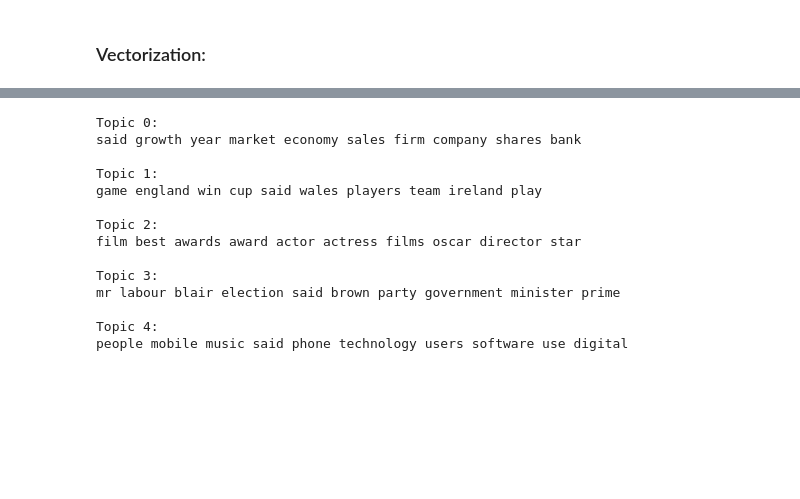
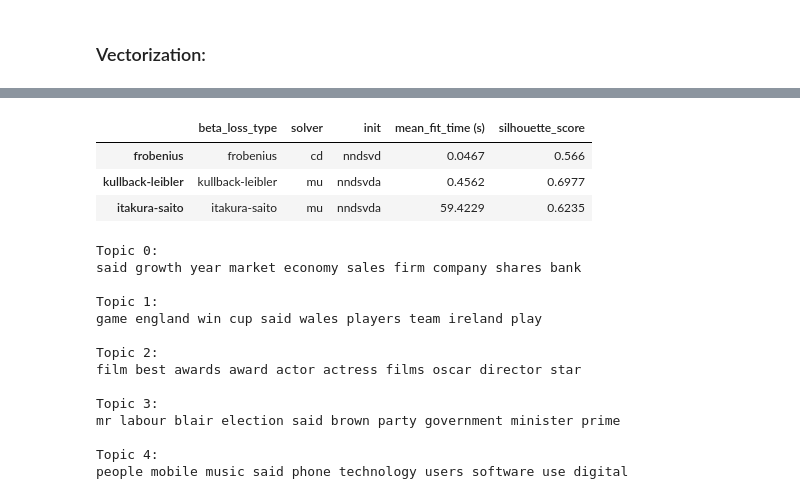
Before and after one commit to FleaBusyBeeBergs/dtsa5510-bbc-news-classification, a Jupyter notebook: bbc-news-classification.ipynb, the cells around one changed output, grey strips where cells are left out. Cells and saved outputs as stored; diff of their text form; code cells hidden in the pictures; blank space fills up the shorter version.

```diff
--- a/bbc-news-classification.ipynb
+++ b/bbc-news-classification.ipynb
@@ -213,0 +256,8 @@ Using NMF
+# %%
+category_mapping = {category: i for i, category in enumerate(train_df['Category'].unique())}
+print(category_mapping)
+
+train_labels = train_df['Category'].map(category_mapping)
+
+train_tfidf_non_zero = train_tfidf.copy()
+train_tfidf_non_zero[train_tfidf_non_zero == 0] = 1e-10
@@ -222,3 +332,10 @@ H = nmf_model.components_
+# %%
+results_df
+# %% [output]
+|  | beta_loss_type | solver | init | mean_fit_time (s) | silhouette_score |
+| frobenius | frobenius | cd | nndsvd | 0.0467 | 0.566 |
+| kullback-leibler | kullback-leibler | mu | nndsvda | 0.4562 | 0.6977 |
+| itakura-saito | itakura-saito | mu | nndsvda | 59.4229 | 0.6235 |
 # %%
 # Get feature names (terms)
 feature_names = vectorizer.get_feature_names_out()
```
Also changed, not shown: parts of 12 cells of this notebook.
